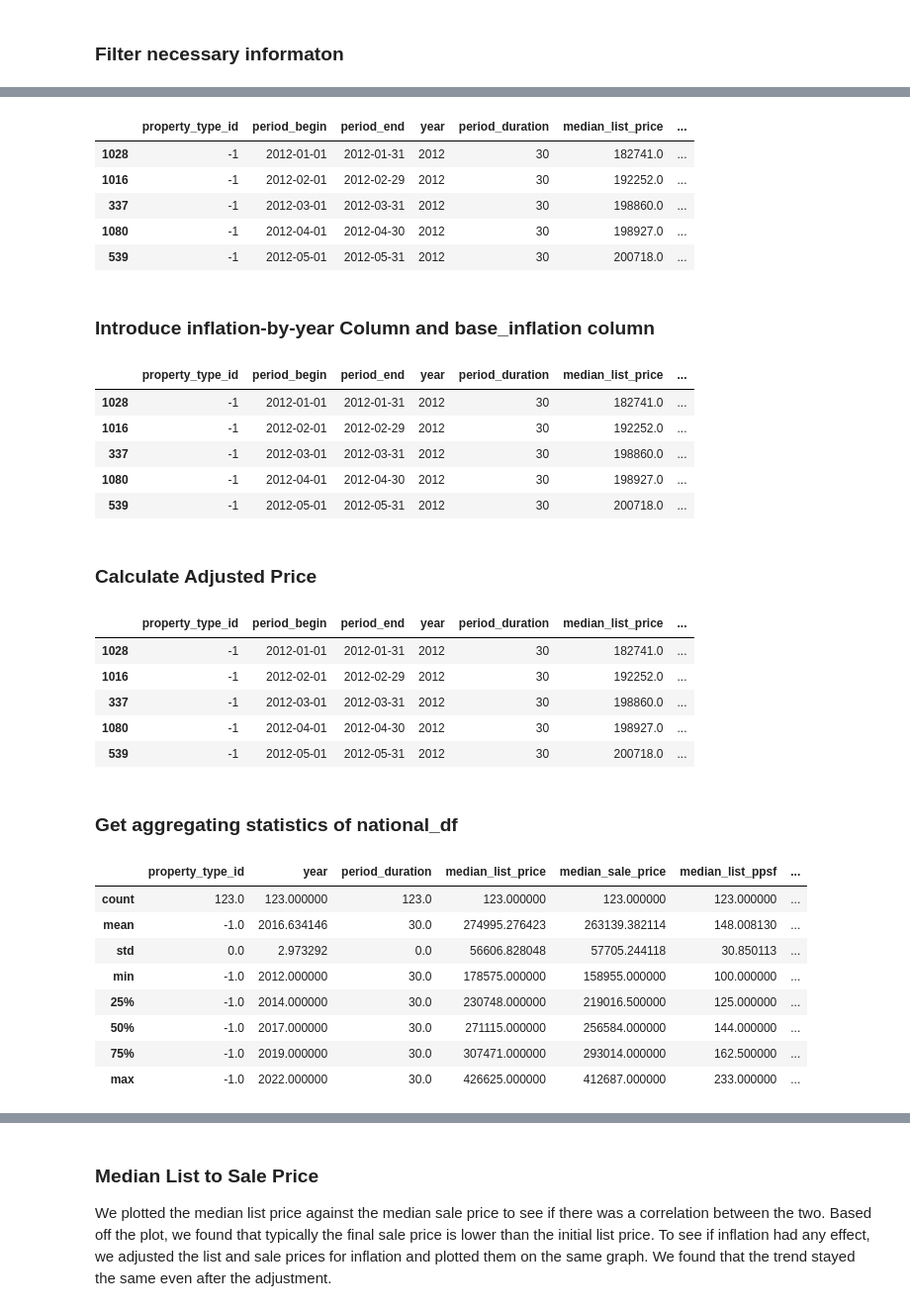
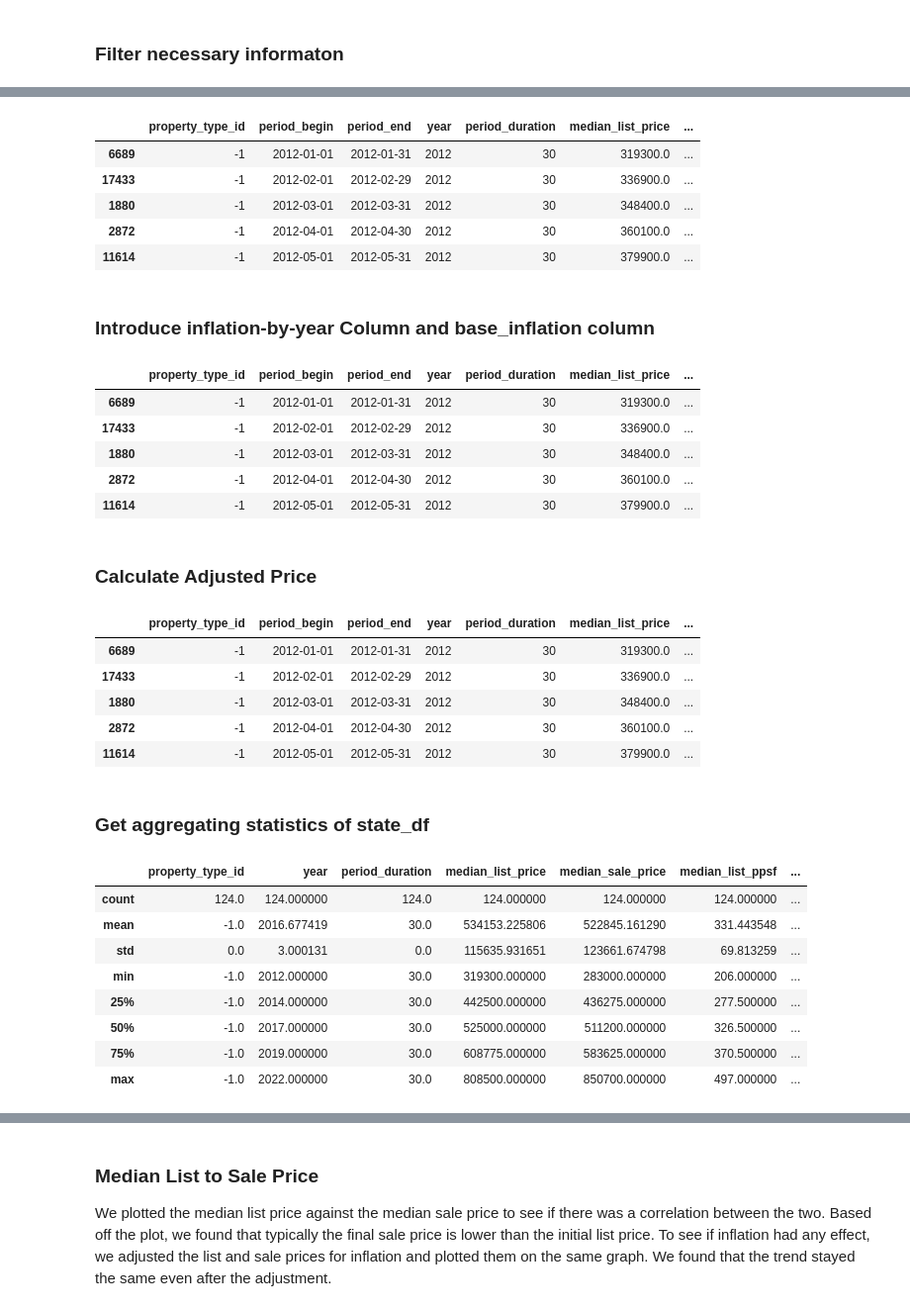
Before and after one commit to COGS118A/Group029-Sp22, a Jupyter notebook: COGS_118A_Project.ipynb, the cells around one changed output, grey strips where cells are left out. Shown: that part at 99% size. Cells and saved outputs as stored; diff of their text form; code cells hidden in the pictures.

```diff
--- a/COGS_118A_Project.ipynb
+++ b/COGS_118A_Project.ipynb
@@ -105,23 +108,23 @@ national_df['last_updated'].value_counts()
 Name: last_updated, dtype: int64
 # %%
 # property_type_id == -1; All residential homes
-national_df = national_df.loc[national_df['property_type_id'] == -1]
+state_df = state_df.loc[state_df['property_type_id'] == -1]
 
 #Removing Duplicate Entries, Leaving Latest Update
-national_df = national_df.loc[national_df['last_updated'] == '2022-04-10 14:49:10']
-#national_df = national_df.loc[national_df['last_updated'] == national_df['last_updated'].value_counts().index.tolist()[-1]]
+state_df = state_df.loc[state_df['last_updated'] == '2022-05-15 14:43:42']
+#state_df = state_df.loc[state_df['last_updated'] == state_df['last_updated'].value_counts().index.tolist()[-1]]
 
 #Sorting by ascending order of entry period end date
-national_df.sort_values('period_end', inplace = True)
+state_df.sort_values('period_end', inplace = True)
 
-national_df.head()
+state_df.head()
 # %% [output]
 |  | property_type_id | period_begin | period_end | year | period_duration | median_list_price | ... |
-| 1028 | -1 | 2012-01-01 | 2012-01-31 | 2012 | 30 | 182741.0 | ... |
-| 1016 | -1 | 2012-02-01 | 2012-02-29 | 2012 | 30 | 192252.0 | ... |
-| 337 | -1 | 2012-03-01 | 2012-03-31 | 2012 | 30 | 198860.0 | ... |
-| 1080 | -1 | 2012-04-01 | 2012-04-30 | 2012 | 30 | 198927.0 | ... |
-| 539 | -1 | 2012-05-01 | 2012-05-31 | 2012 | 30 | 200718.0 | ... |
+| 6689 | -1 | 2012-01-01 | 2012-01-31 | 2012 | 30 | 319300.0 | ... |
+| 17433 | -1 | 2012-02-01 | 2012-02-29 | 2012 | 30 | 336900.0 | ... |
+| 1880 | -1 | 2012-03-01 | 2012-03-31 | 2012 | 30 | 348400.0 | ... |
+| 2872 | -1 | 2012-04-01 | 2012-04-30 | 2012 | 30 | 360100.0 | ... |
+| 11614 | -1 | 2012-05-01 | 2012-05-31 | 2012 | 30 | 379900.0 | ... |
 # %% [markdown]
 ### Introduce inflation-by-year Column and base_inflation column
 # %%
@@ -146,13 +149,13 @@ def total_inflation(year):
         if year == year_list[i]:
             return round(base_inflation[i], 2)
 
-national_df = national_df.assign(base_inflation = national_df['year'].apply(total_inflation))
+state_df = state_df.assign(base_inflation = state_df['year'].apply(total_inflation))
 # %%
 #List for inflation rates by year in period_begin
 inflation_column = []
 
 #converting period_begins column into iterable list
-ser = pd.DataFrame(national_df, columns = ['period_begin'])
+ser = pd.DataFrame(state_df, columns = ['period_begin'])
 dates = ser.squeeze()
 date_list = dates.to_list()
 
@@ -162,45 +165,45 @@ for key in inf_dict:
     if str(key) in entry:
       inflation_column.append(inf_dict[key])
 
-#appending column to national_df
-national_df['inflation_by_year'] = inflation_column
+#appending column to state_df
+state_df['inflation_by_year'] = inflation_column
 
-national_df.head()
+state_df.head()
 # %% [output]
 |  | property_type_id | period_begin | period_end | year | period_duration | median_list_price | ... |
-| 1028 | -1 | 2012-01-01 | 2012-01-31 | 2012 | 30 | 182741.0 | ... |
-| 1016 | -1 | 2012-02-01 | 2012-02-29 | 2012 | 30 | 192252.0 | ... |
-| 337 | -1 | 2012-03-01 | 2012-03-31 | 2012 | 30 | 198860.0 | ... |
-| 1080 | -1 | 2012-04-01 | 2012-04-30 | 2012 | 30 | 198927.0 | ... |
-| 539 | -1 | 2012-05-01 | 2012-05-31 | 2012 | 30 | 200718.0 | ... |
+| 6689 | -1 | 2012-01-01 | 2012-01-31 | 2012 | 30 | 319300.0 | ... |
+| 17433 | -1 | 2012-02-01 | 2012-02-29 | 2012 | 30 | 336900.0 | ... |
+| 1880 | -1 | 2012-03-01 | 2012-03-31 | 2012 | 30 | 348400.0 | ... |
+| 2872 | -1 | 2012-04-01 | 2012-04-30 | 2012 | 30 | 360100.0 | ... |
+| 11614 | -1 | 2012-05-01 | 2012-05-31 | 2012 | 30 | 379900.0 | ... |
 # %% [markdown]
 ### Calculate Adjusted Price
 # %%
-national_df = national_df.assign(adjusted_median_list_price = national_df['median_list_price'] / national_df['base_inflation'])
-national_df = national_df.assign(adjusted_median_sale_price = national_df['median_sale_price'] / national_df['base_inflation'])
-national_df = national_df.assign(adjusted_median_list_ppsf = national_df['median_list_ppsf'] / national_df['base_inflation'])
-#national_df = national_df[['property_type_id', 'year', 'median_list_price', 'adjusted_median_list_price', 'median_sale_price', 'adjusted_median_sale_price', 'median_list_ppsf', 'adjusted_median_list_ppsf', 'base_inflation', 'inflation_by_year']]
-national_df.head()
+state_df = state_df.assign(adjusted_median_list_price = state_df['median_list_price'] / state_df['base_inflation'])
+state_df = state_df.assign(adjusted_median_sale_price = state_df['median_sale_price'] / state_df['base_inflation'])
+state_df = state_df.assign(adjusted_median_list_ppsf = state_df['median_list_ppsf'] / state_df['base_inflation'])
+#state_df = state_df[['property_type_id', 'year', 'median_list_price', 'adjusted_median_list_price', 'median_sale_price', 'adjusted_median_sale_price', 'median_list_ppsf', 'adjusted_median_list_ppsf', 'base_inflation', 'inflation_by_year']]
+state_df.head()
 # %% [output]
 |  | property_type_id | period_begin | period_end | year | period_duration | median_list_price | ... |
-| 1028 | -1 | 2012-01-01 | 2012-01-31 | 2012 | 30 | 182741.0 | ... |
-| 1016 | -1 | 2012-02-01 | 2012-02-29 | 2012 | 30 | 192252.0 | ... |
-| 337 | -1 | 2012-03-01 | 2012-03-31 | 2012 | 30 | 198860.0 | ... |
-| 1080 | -1 | 2012-04-01 | 2012-04-30 | 2012 | 30 | 198927.0 | ... |
-| 539 | -1 | 2012-05-01 | 2012-05-31 | 2012 | 30 | 200718.0 | ... |
+| 6689 | -1 | 2012-01-01 | 2012-01-31 | 2012 | 30 | 319300.0 | ... |
+| 17433 | -1 | 2012-02-01 | 2012-02-29 | 2012 | 30 | 336900.0 | ... |
+| 1880 | -1 | 2012-03-01 | 2012-03-31 | 2012 | 30 | 348400.0 | ... |
+| 2872 | -1 | 2012-04-01 | 2012-04-30 | 2012 | 30 | 360100.0 | ... |
+| 11614 | -1 | 2012-05-01 | 2012-05-31 | 2012 | 30 | 379900.0 | ... |
 # %% [markdown]
-### Get aggregating statistics of national_df
+### Get aggregating statistics of state_df
 # %%
-national_df.describe()
+state_df.describe()
 # %% [output]
 |  | property_type_id | year | period_duration | median_list_price | median_sale_price | median_list_ppsf | ... |
-| count | 123.0 | 123.000000 | 123.0 | 123.000000 | 123.000000 | 123.000000 | ... |
-| mean | -1.0 | 2016.634146 | 30.0 | 274995.276423 | 263139.382114 | 148.008130 | ... |
-| std | 0.0 | 2.973292 | 0.0 | 56606.828048 | 57705.244118 | 30.850113 | ... |
-| min | -1.0 | 2012.000000 | 30.0 | 178575.000000 | 158955.000000 | 100.000000 | ... |
-| 25% | -1.0 | 2014.000000 | 30.0 | 230748.000000 | 219016.500000 | 125.000000 | ... |
-| 50% | -1.0 | 2017.000000 | 30.0 | 271115.000000 | 256584.000000 | 144.000000 | ... |
-| 75% | -1.0 | 2019.000000 | 30.0 | 307471.000000 | 293014.000000 | 162.500000 | ... |
-| max | -1.0 | 2022.000000 | 30.0 | 426625.000000 | 412687.000000 | 233.000000 | ... |
+| count | 124.0 | 124.000000 | 124.0 | 124.000000 | 124.000000 | 124.000000 | ... |
+| mean | -1.0 | 2016.677419 | 30.0 | 534153.225806 | 522845.161290 | 331.443548 | ... |
+| std | 0.0 | 3.000131 | 0.0 | 115635.931651 | 123661.674798 | 69.813259 | ... |
+| min | -1.0 | 2012.000000 | 30.0 | 319300.000000 | 283000.000000 | 206.000000 | ... |
+| 25% | -1.0 | 2014.000000 | 30.0 | 442500.000000 | 436275.000000 | 277.500000 | ... |
+| 50% | -1.0 | 2017.000000 | 30.0 | 525000.000000 | 511200.000000 | 326.500000 | ... |
+| 75% | -1.0 | 2019.000000 | 30.0 | 608775.000000 | 583625.000000 | 370.500000 | ... |
+| max | -1.0 | 2022.000000 | 30.0 | 808500.000000 | 850700.000000 | 497.000000 | ... |
 # %% [markdown]
 # **Notes for the team:**
```
Also changed, not shown: parts of 16 cells of this notebook, 1 other file.
